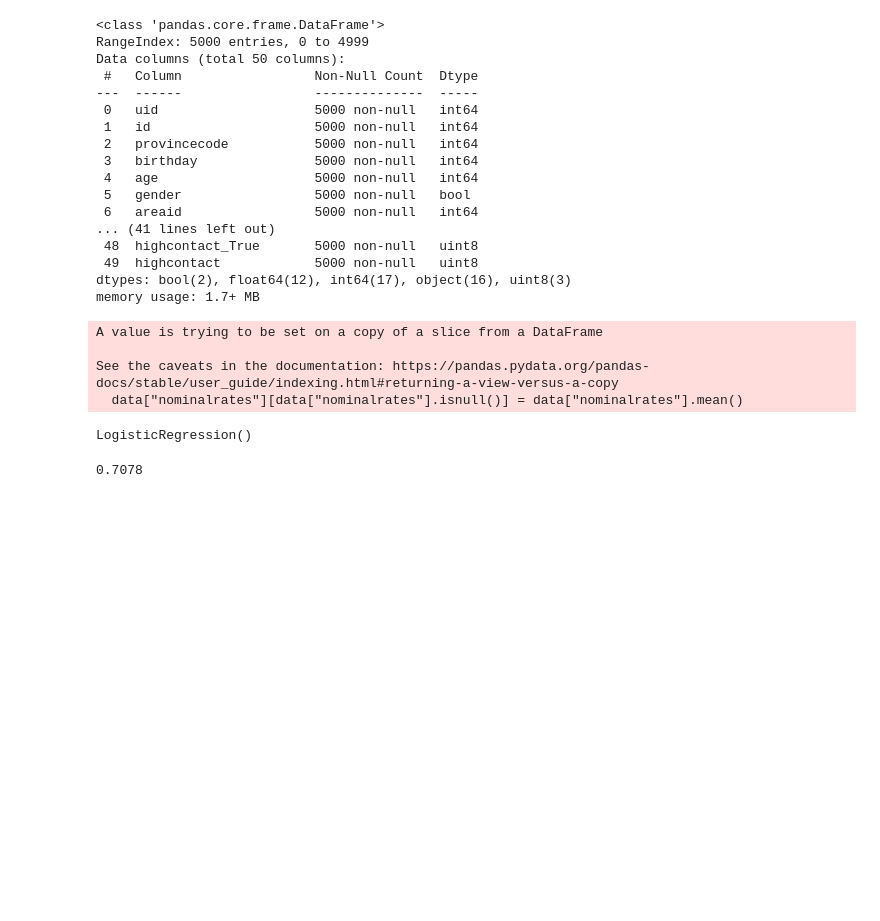
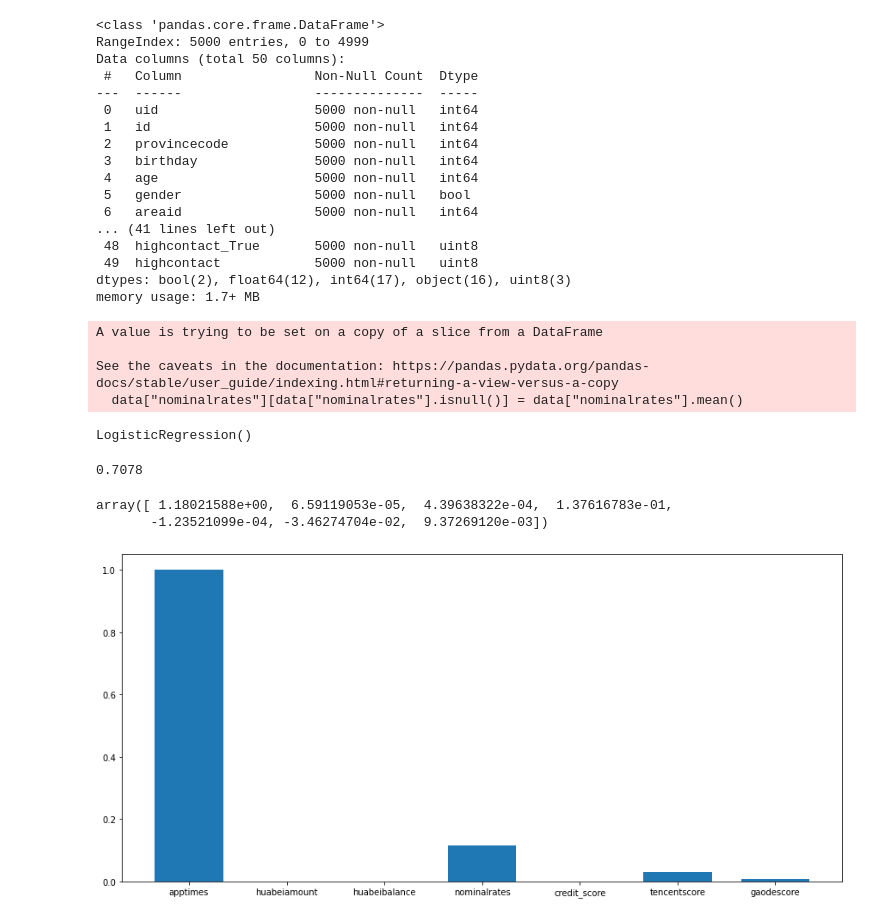
Before and after one commit to Lawrence-Lu/Jupyter, a Jupyter notebook: Fin-Tech/Assignment1/Code/DigitalFootprint vs Default and Deal.ipynb, the cells around one changed output. Cells and saved outputs as stored; diff of their text form; code cells hidden in the pictures; blank space fills up the shorter version.

```diff
--- a/Fin-Tech/Assignment1/Code/DigitalFootprint vs Default and Deal.ipynb
+++ b/Fin-Tech/Assignment1/Code/DigitalFootprint vs Default and Deal.ipynb
@@ -507,3 +505,21 @@ LogisticRegression()
 lg4.score(X,Y)
 # %% [output]
 0.7078
+# %%
+lg4.coef_[0]
+# %% [output]
+array([ 1.18021588e+00,  6.59119053e-05,  4.39638322e-04,  1.37616783e-01,
+       -1.23521099e-04, -3.46274704e-02,  9.37269120e-03])
+# %%
+coef = lg4.coef_[0]
+importance = abs(coef)
+importance =  (importance/importance.max())
+# %%
+index = ["apptimes","huabeiamount","huabeibalance","nominalrates","credit_score","tencentscore","gaodescore"]
+# %%
+plt.figure(figsize=[15, 7])
+plt.bar(index,importance,width=0.7)
+
+plt.show()
+# %% [output]
+[figure, added]
```
Also changed, not shown: parts of 7 cells of this notebook.
